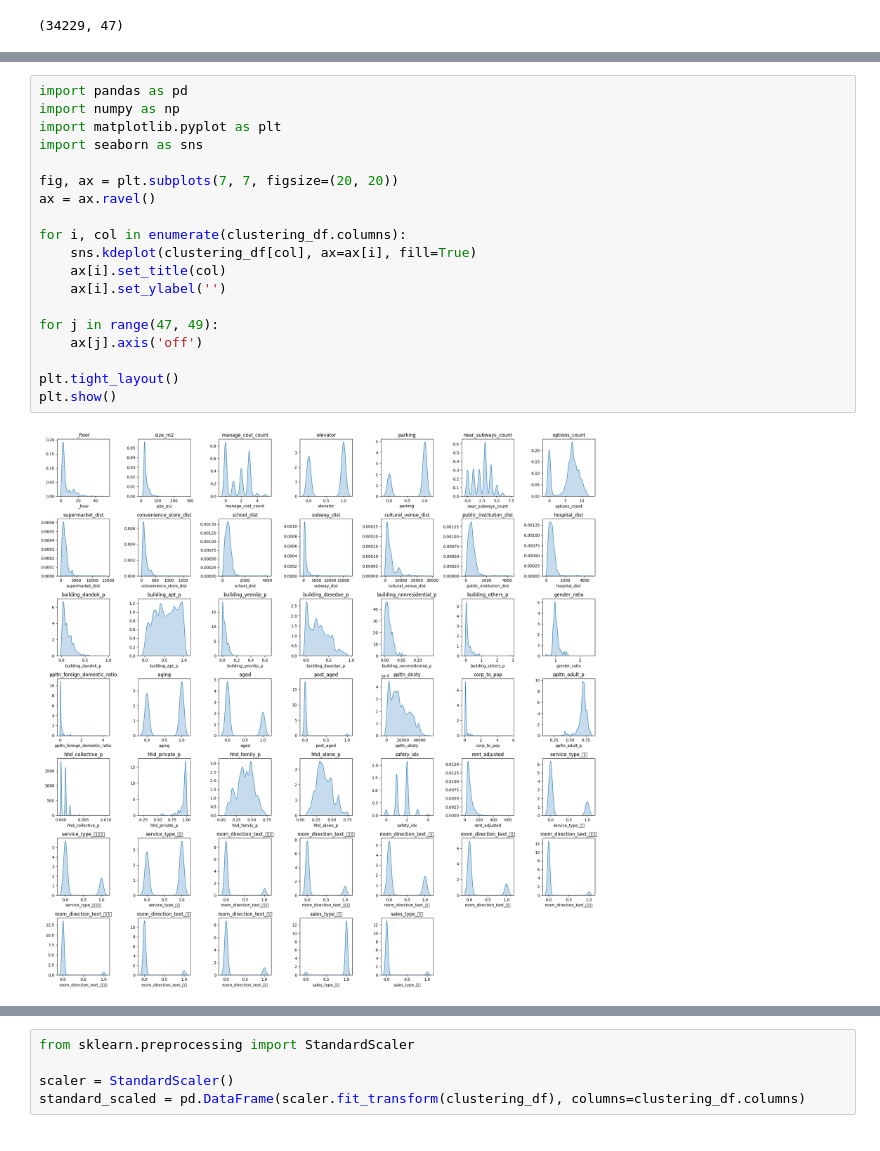
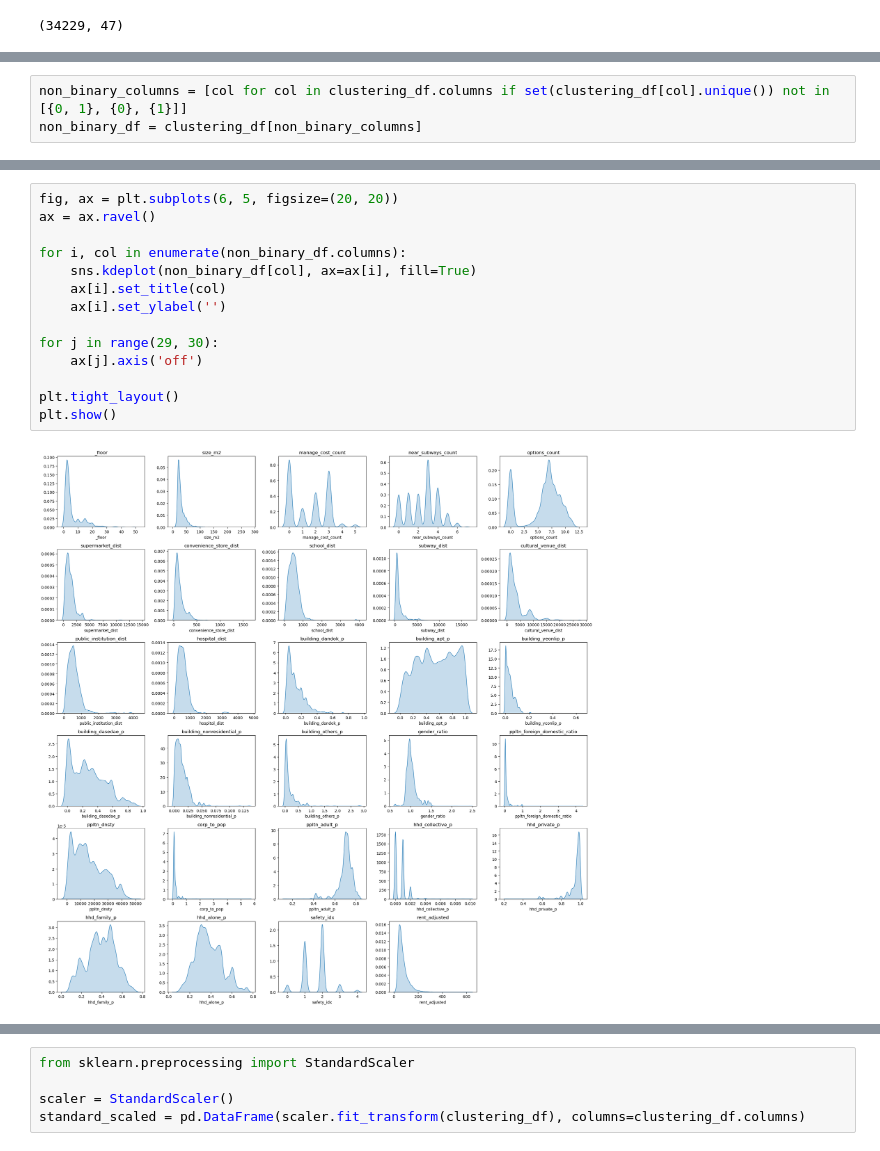
Before and after one commit to mc24hardzip/prj_HARDZIP, a Jupyter notebook: 0830.ipynb, the cells around one changed output, grey strips where cells are left out. Drawn from its saved outputs; the diff is of its cells as text.

```diff
--- a/0828.ipynb
+++ b/0830.ipynb
@@ -40,0 +45,3 @@ pd.set_option('display.max_rows', 10)
+# %%
+non_binary_columns = [col for col in clustering_df.columns if set(clustering_df[col].unique()) not in [{0, 1}, {0}, {1}]]
+non_binary_df = clustering_df[non_binary_columns]
@@ -54,21 +79,16 @@ clustering_df.describe()
 # %%
-import pandas as pd
-import numpy as np
-import matplotlib.pyplot as plt
-import seaborn as sns
-
-fig, ax = plt.subplots(7, 7, figsize=(20, 20))
+fig, ax = plt.subplots(6, 5, figsize=(20, 20))
 ax = ax.ravel()
 
-for i, col in enumerate(clustering_df.columns):
-    sns.kdeplot(clustering_df[col], ax=ax[i], fill=True)
+for i, col in enumerate(non_binary_df.columns):
+    sns.kdeplot(non_binary_df[col], ax=ax[i], fill=True)
     ax[i].set_title(col)
     ax[i].set_ylabel('')
 
-for j in range(47, 49):
+for j in range(29, 30):
     ax[j].axis('off')
 
 plt.tight_layout()
 plt.show()
 # %% [output]
-[figure, old version]
+[figure, new version]
```
Also changed, not shown: parts of 15 cells of this notebook.
